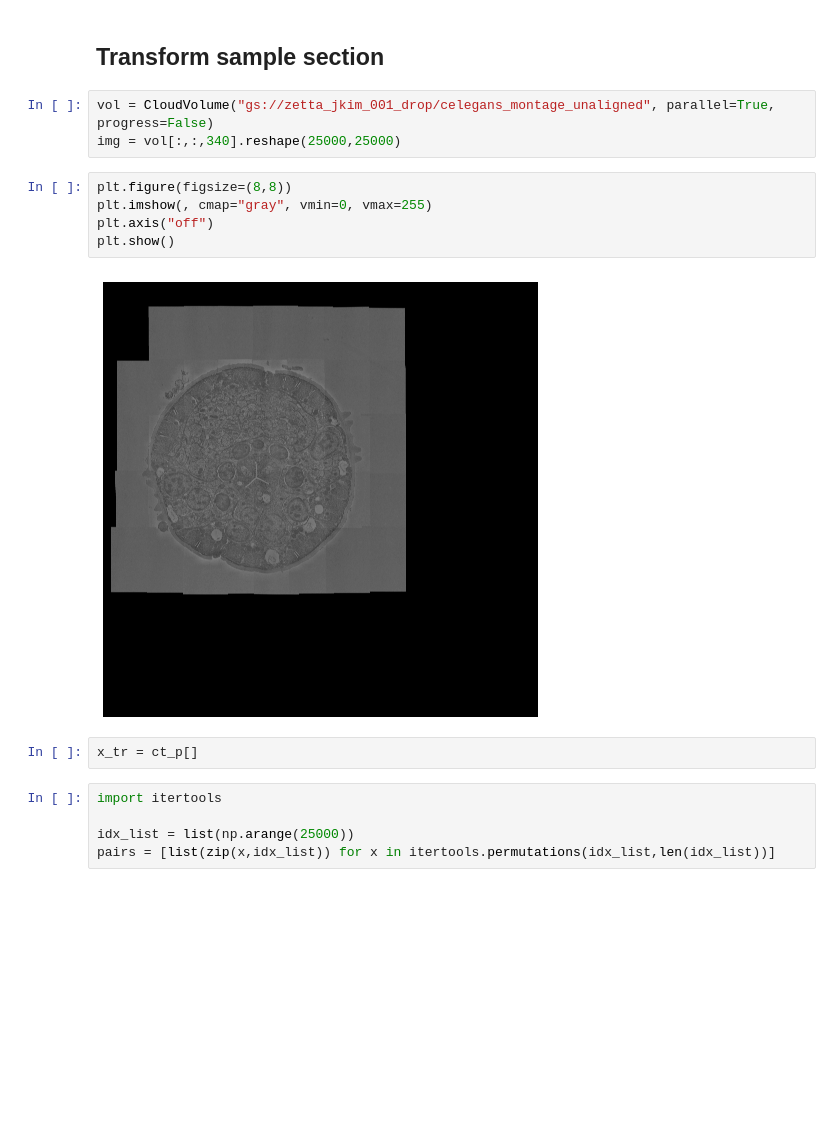
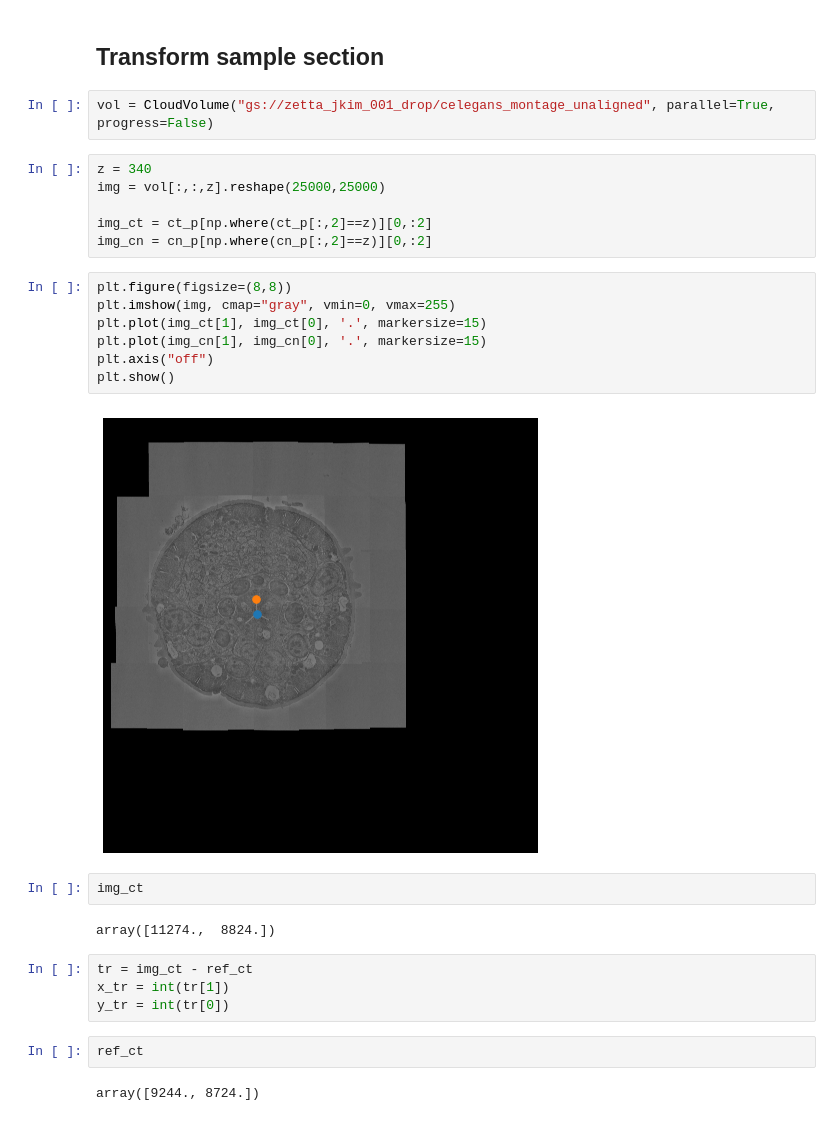
Before and after one commit to jabae/CMontage, a Jupyter notebook: notebooks/rough_align.ipynb, the cells around one changed output. Cells and saved outputs as stored; diff of their text form; blank space fills up the shorter version.

```diff
--- a/notebooks/rough_align.ipynb
+++ b/notebooks/rough_align.ipynb
@@ -51,18 +77,30 @@ ref_v = ref_v/np.sum(ref_v**2)**0.5
 ## Transform sample section
 # %%
 vol = CloudVolume("gs://zetta_jkim_001_drop/celegans_montage_unaligned", parallel=True, progress=False)
-img = vol[:,:,340].reshape(25000,25000)
+# %%
+z = 340
+img = vol[:,:,z].reshape(25000,25000)
+
+img_ct = ct_p[np.where(ct_p[:,2]==z)][0,:2]
+img_cn = cn_p[np.where(cn_p[:,2]==z)][0,:2]
 # %%
 plt.figure(figsize=(8,8))
-plt.imshow(, cmap="gray", vmin=0, vmax=255)
+plt.imshow(img, cmap="gray", vmin=0, vmax=255)
+plt.plot(img_ct[1], img_ct[0], '.', markersize=15)
+plt.plot(img_cn[1], img_cn[0], '.', markersize=15)
 plt.axis("off")
 plt.show()
 # %% [output]
-[figure, old version]
+[figure, new version]
-# %%
-x_tr = ct_p[]
-# %%
-import itertools
-
-idx_list = list(np.arange(25000))
-pairs = [list(zip(x,idx_list)) for x in itertools.permutations(idx_list,len(idx_list))]
+# %%
+img_ct
+# %% [output]
+array([11274.,  8824.])
+# %%
+tr = img_ct - ref_ct
+x_tr = int(tr[1])
+y_tr = int(tr[0])
+# %%
+ref_ct
+# %% [output]
+array([9244., 8724.])
```
Also changed, not shown: parts of 16 cells of this notebook.
